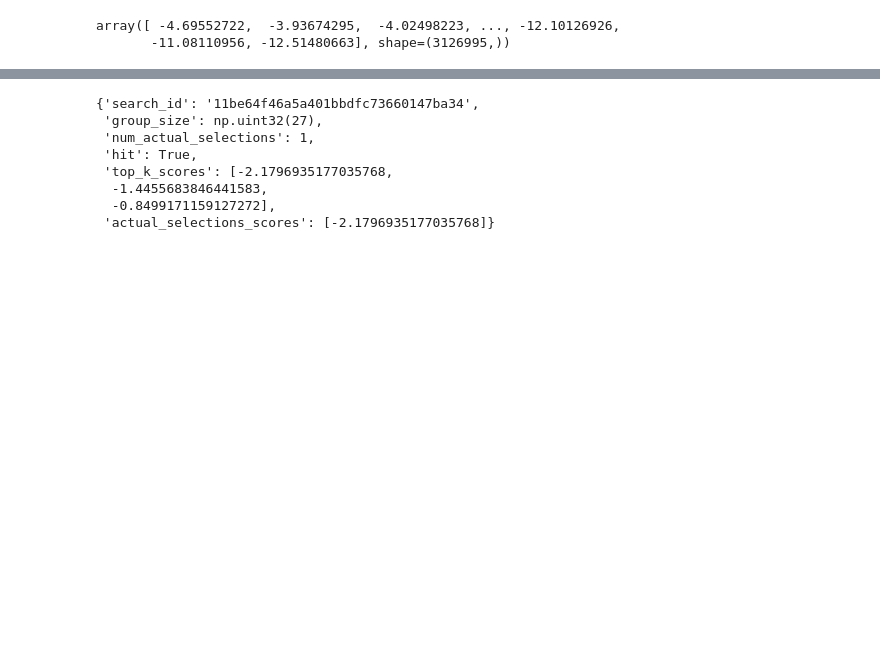
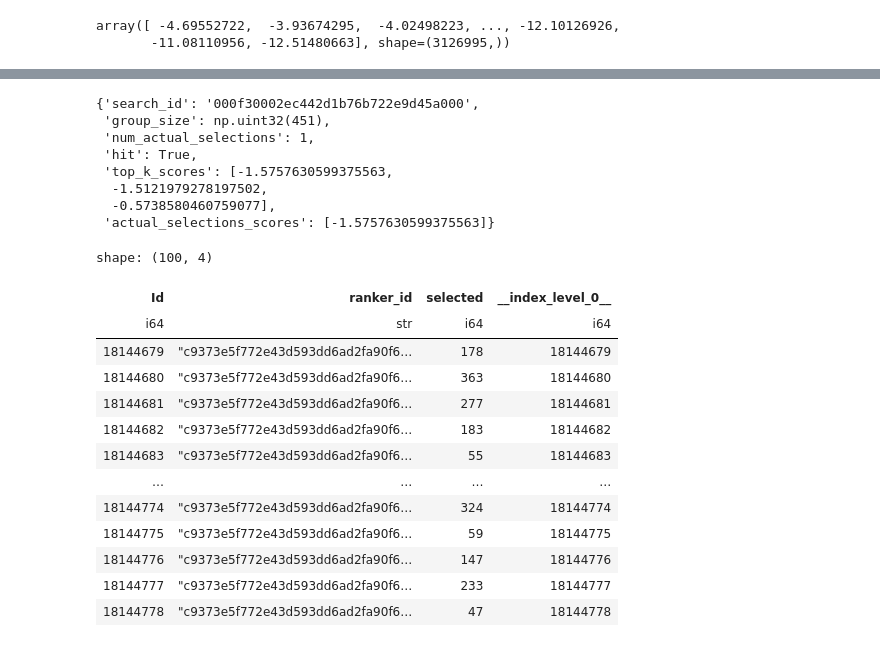
Before and after one commit to jfroggatt/aeroclub_recsys_2025, a Jupyter notebook: customer_approach.ipynb, the cells around one changed output, grey strips where cells are left out. Saved outputs shown, nothing was run; the diff lists cells and outputs as text; code cells hidden in the pictures; blank space fills up the shorter version.

```diff
--- a/customer_approach.ipynb
+++ b/customer_approach.ipynb
@@ -1618,11 +1817,30 @@ shape: (11, 2)
 # %%
-next((item for item in details if item['search_id'] == "11be64f46a5a401bbdfc73660147ba34"), None)
+next((item for item in details if item['search_id'] == "000f30002ec442d1b76b722e9d45a000"), None)
 # %% [output]
-{'search_id': '11be64f46a5a401bbdfc73660147ba34',
- 'group_size': np.uint32(27),
+{'search_id': '000f30002ec442d1b76b722e9d45a000',
+ 'group_size': np.uint32(451),
  'num_actual_selections': 1,
  'hit': True,
- 'top_k_scores': [-2.1796935177035768,
-  -1.4455683846441583,
-  -0.8499171159127272],
- 'actual_selections_scores': [-2.1796935177035768]}
+ 'top_k_scores': [-1.5757630599375563,
+  -1.5121979278197502,
+  -0.5738580460759077],
+ 'actual_selections_scores': [-1.5757630599375563]}
+# %%
+sample = pl.read_parquet('/kaggle/input/aeroclub-recsys-2025/sample_submission.parquet')
+# %%
+sample.head(100)
+# %% [output]
+shape: (100, 4)
+| Id | ranker_id | selected | __index_level_0__ |
+| i64 | str | i64 | i64 |
+| 18144679 | "c9373e5f772e43d593dd6ad2fa90f6… | 178 | 18144679 |
+| 18144680 | "c9373e5f772e43d593dd6ad2fa90f6… | 363 | 18144680 |
+| 18144681 | "c9373e5f772e43d593dd6ad2fa90f6… | 277 | 18144681 |
+| 18144682 | "c9373e5f772e43d593dd6ad2fa90f6… | 183 | 18144682 |
+| 18144683 | "c9373e5f772e43d593dd6ad2fa90f6… | 55 | 18144683 |
+| … | … | … | … |
+| 18144774 | "c9373e5f772e43d593dd6ad2fa90f6… | 324 | 18144774 |
+| 18144775 | "c9373e5f772e43d593dd6ad2fa90f6… | 59 | 18144775 |
+| 18144776 | "c9373e5f772e43d593dd6ad2fa90f6… | 147 | 18144776 |
+| 18144777 | "c9373e5f772e43d593dd6ad2fa90f6… | 233 | 18144777 |
+| 18144778 | "c9373e5f772e43d593dd6ad2fa90f6… | 47 | 18144778 |
```
Also changed, not shown: parts of 32 cells of this notebook.
